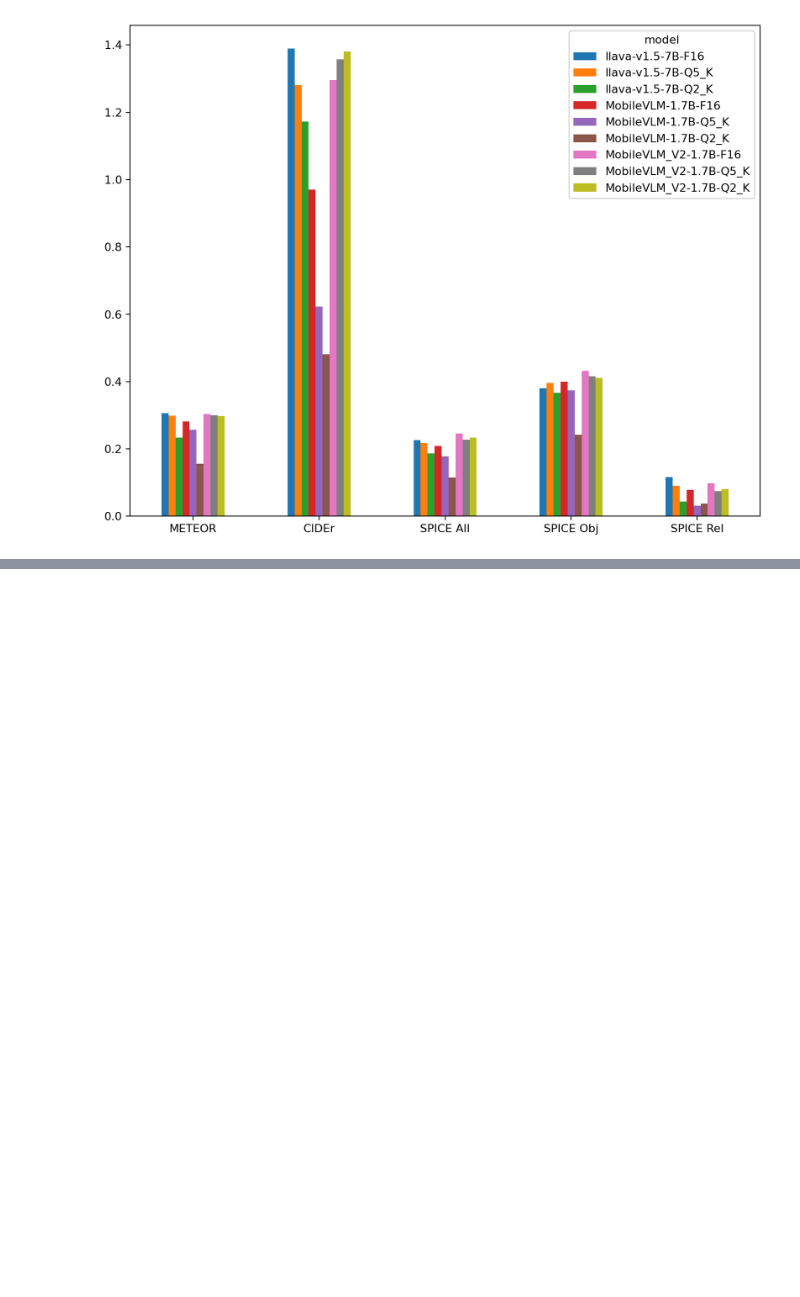
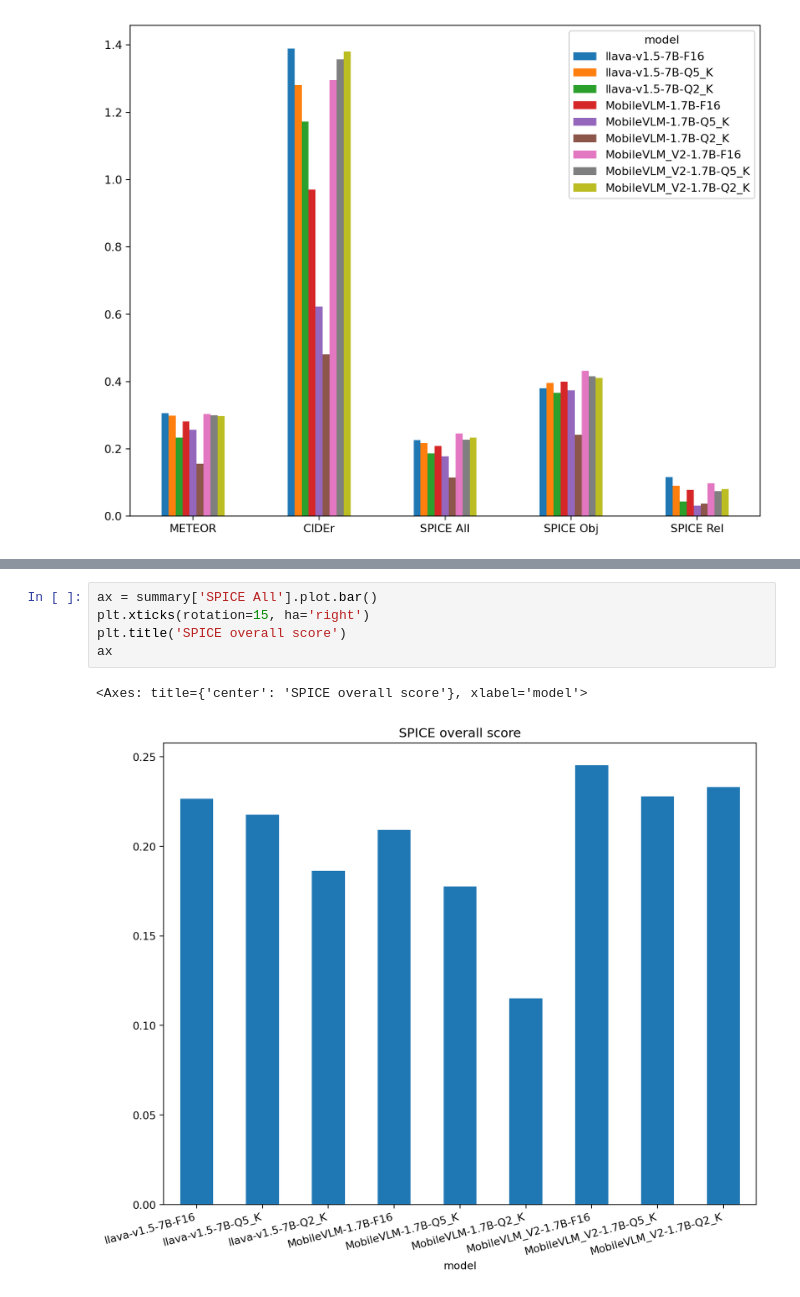
Before and after one commit to navratil-matej/dp, a Jupyter notebook: model-eval.ipynb, the cells around one changed output, grey strips where cells are left out. Saved outputs shown, nothing was run; the diff lists cells and outputs as text; blank space fills up the shorter version.

```diff
--- a/model-eval.ipynb
+++ b/model-eval.ipynb
@@ -422,0 +536,8 @@ ax
+# %%
+ax = summary['SPICE All'].plot.bar()
+plt.xticks(rotation=15, ha='right')
+plt.title('SPICE overall score')
+ax
+# %% [output]
+<Axes: title={'center': 'SPICE overall score'}, xlabel='model'>
+[figure, added]
```
Also changed, not shown: parts of 10 cells of this notebook.
